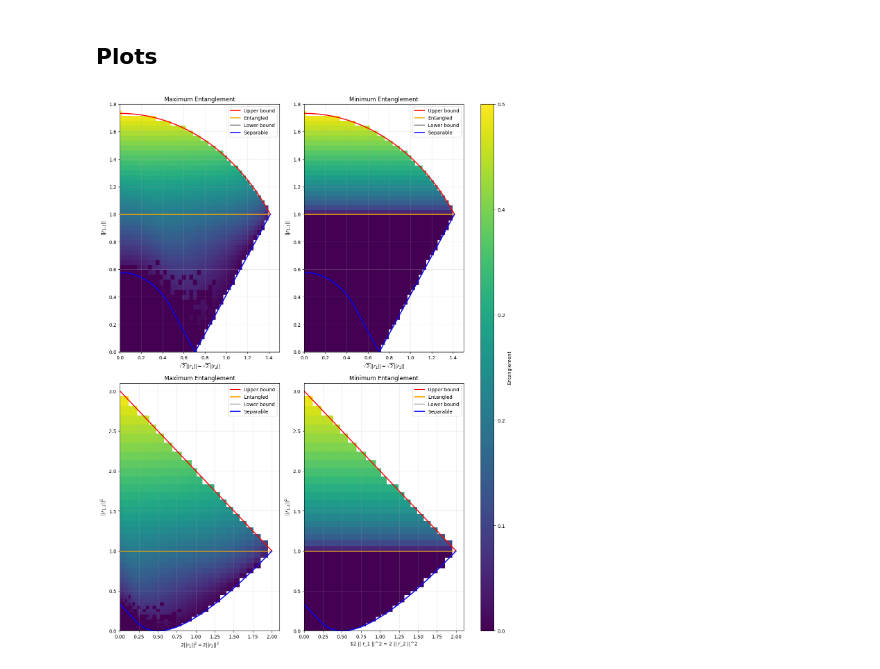
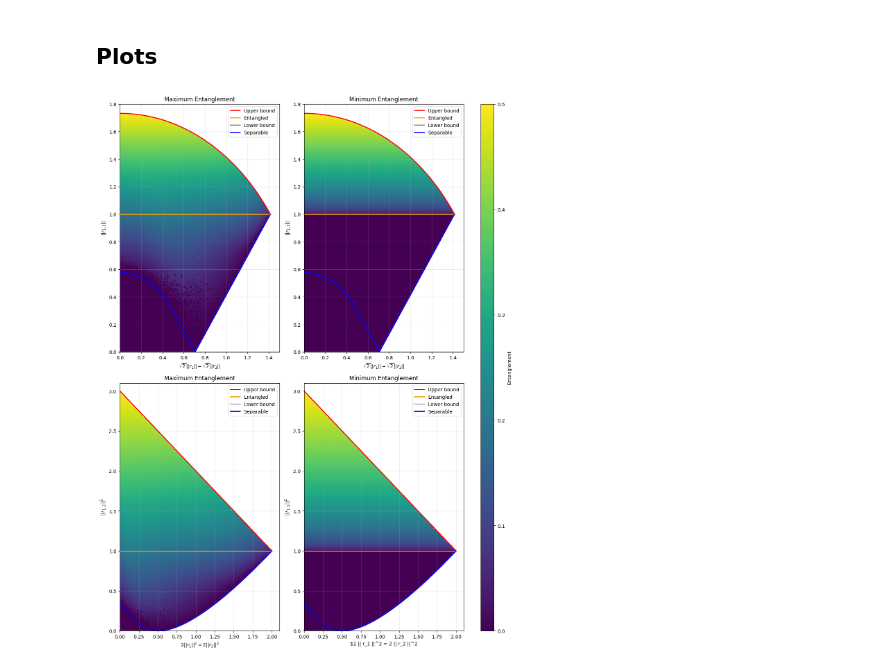
Before and after one commit to Garcia-Velo/-2024--bloch-lengths, a Jupyter notebook: notebooks/post/two_qubits/sym_plane.ipynb, the cells around one changed output. Cells and saved outputs as stored; diff of their text form; code cells hidden in the pictures.

```diff
--- a/notebooks/post/two_qubits/sym_plane.ipynb
+++ b/notebooks/post/two_qubits/sym_plane.ipynb
@@ -93,11 +93,15 @@ plt.show()
 # %% [markdown]
 ## Importations and definitions
 # %%
-ent = np.load(data_dir / "trace_norm_exact.npz")
-ent_max = compute_negativity(trace_norm_pt=ent["max"])
-ent_min = compute_negativity(trace_norm_pt=ent["min"])
+ent_num = np.load(data_dir / "trace_norm.npz")
+ent_exact = np.load(data_dir / "trace_norm_exact.npz")
 
-Dt, Dz = ent["max"].shape
+ent_max_num = compute_negativity(trace_norm_pt=ent_num["max"])
+ent_min_num = compute_negativity(trace_norm_pt=ent_num["min"])
+ent_max_exact = compute_negativity(trace_norm_pt=ent_exact["max"])
+ent_min_exact = compute_negativity(trace_norm_pt=ent_exact["min"])
+
+Dt, Dz = ent_num["max"].shape
 t = np.linspace(0, np.sqrt(2), Dt)
 x = t / np.sqrt(2)
 z = np.linspace(0, np.sqrt(3), Dz)
@@ -108,10 +112,10 @@ X, Z = np.meshgrid(x, z, indexing='ij')
 # %%
 fig, ax = plt.subplots(2, 2, figsize=(12, 16), constrained_layout=True)
 
-mesh0 = ax[0, 0].pcolormesh(np.sqrt(2) * X, Z, ent_max, shading='auto', cmap='viridis', vmin=0, vmax=0.5)
-mesh1 = ax[0, 1].pcolormesh(np.sqrt(2) * X, Z, ent_min, shading='auto', cmap='viridis', vmin=0, vmax=0.5)
-mesh2 = ax[1, 0].pcolormesh(2 * X**2, Z**2, ent_max, shading='auto', cmap='viridis', vmin=0, vmax=0.5)
-mesh3 = ax[1, 1].pcolormesh(2 * X**2, Z**2, ent_min, shading='auto', cmap='viridis', vmin=0, vmax=0.5)
+mesh0 = ax[0, 0].pcolormesh(np.sqrt(2) * X, Z, ent_max_num, shading='auto', cmap='viridis', vmin=0, vmax=0.5)
+mesh1 = ax[0, 1].pcolormesh(np.sqrt(2) * X, Z, ent_min_num, shading='auto', cmap='viridis', vmin=0, vmax=0.5)
+mesh2 = ax[1, 0].pcolormesh(2 * X**2, Z**2, ent_max_num, shading='auto', cmap='viridis', vmin=0, vmax=0.5)
+mesh3 = ax[1, 1].pcolormesh(2 * X**2, Z**2, ent_min_num, shading='auto', cmap='viridis', vmin=0, vmax=0.5)
 
 cbar = fig.colorbar(mesh1, ax=ax.ravel().tolist(), label='Entanglement',
                     pad=0.05, aspect=40, shrink=1)
@@ -137,31 +141,31 @@ ax[0, 0].plot(t, z_upper, 'red', linewidth=2, label='Upper bound')
 ax[0, 0].plot(t, z_ent, 'orange', linewidth=2, label='Entangled')
 ax[0, 0].plot(t, z_lower, 'grey', linewidth=2, label='Lower bound')
 ax[0, 0].plot(t, z_sep, 'blue', linewidth=2, label='Separable')
 
 ax[0, 1].plot(t, z_upper, 'red', linewidth=2, label='Upper bound')
 ax[0, 1].plot(t, z_ent, 'orange', linewidth=2, label='Entangled')
 ax[0, 1].plot(t, z_lower, 'grey', linewidth=2, label='Lower bound')
 ax[0, 1].plot(t, z_sep, 'blue', linewidth=2, label='Separable')
 
 ax[1, 0].plot(t**2, z_upper**2, 'red', linewidth=2, label='Upper bound')
 ax[1, 0].plot(t**2, z_ent**2, 'orange', linewidth=2, label='Entangled')
 ax[1, 0].plot(t**2, z_lower**2, 'grey', linewidth=2, label='Lower bound')
 ax[1, 0].plot(t**2, z_sep**2, 'blue', linewidth=2, label='Separable')
 
 ax[1, 1].plot(t**2, z_upper**2, 'red', linewidth=2, label='Upper bound')
 ax[1, 1].plot(t**2, z_ent**2, 'orange', linewidth=2, label='Entangled')
 ax[1, 1].plot(t**2, z_lower**2, 'grey', linewidth=2, label='Lower bound')
 ax[1, 1].plot(t**2, z_sep**2, 'blue', linewidth=2, label='Separable')
 
 ax[0, 0].legend(loc='upper right')
 ax[0, 1].legend(loc='upper right')
 ax[1, 0].legend(loc='upper right')
 ax[1, 1].legend(loc='upper right')
 ax[0, 0].grid(True, alpha=0.3)
 ax[0, 1].grid(True, alpha=0.3)
 ax[1, 0].grid(True, alpha=0.3)
 ax[1, 1].grid(True, alpha=0.3)
 
 plt.show()
 # %% [output]
-[figure, old version]
+[figure, new version]
```
Also changed, not shown: parts of 1 cell of this notebook, 8 other files.
